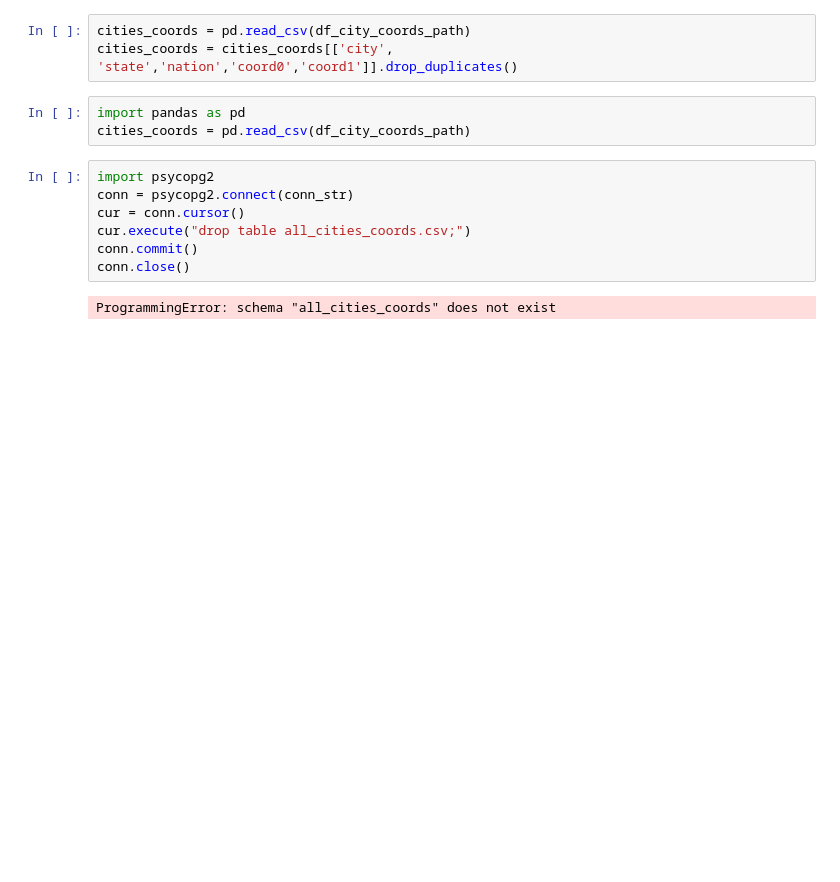
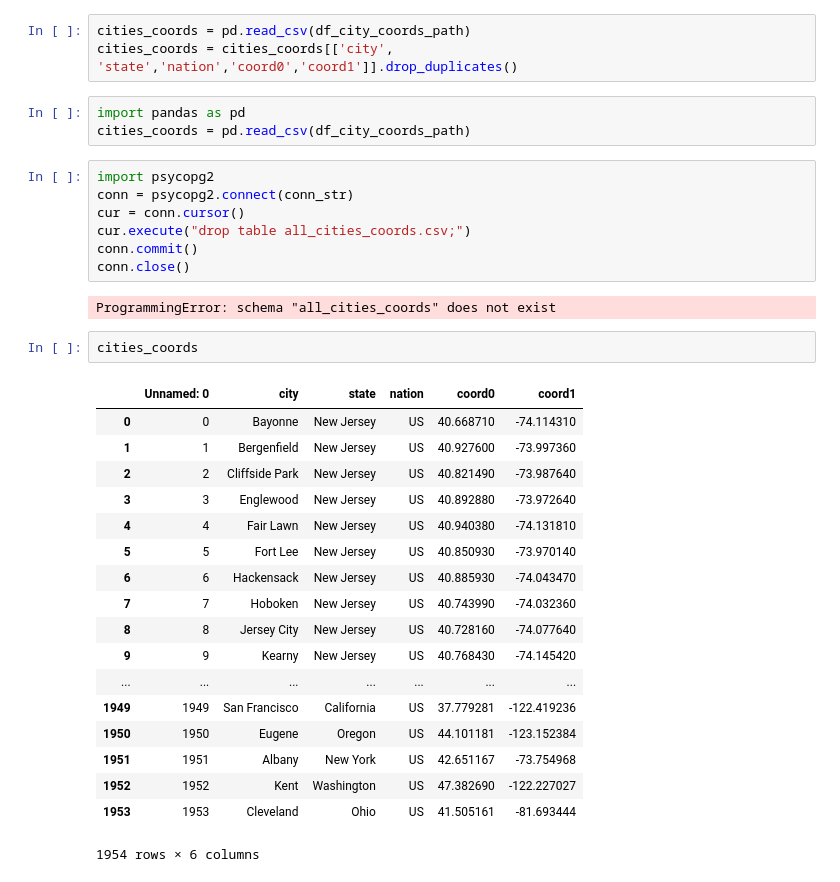
Before and after one commit to kennethcc2005/friends, a Jupyter notebook: Data_Wrangling.ipynb, the cells around one changed output. Cells and saved outputs as stored; diff of their text form; blank space fills up the shorter version.

```diff
--- a/Data_Wrangling.ipynb
+++ b/Data_Wrangling.ipynb
@@ -973,3 +973,24 @@ conn.commit()
 conn.close()
 # %% [output]
 ProgrammingError: schema "all_cities_coords" does not exist
+# %%
+cities_coords
+# %% [output]
+|  | Unnamed: 0 | city | state | nation | coord0 | coord1 |
+| 0 | 0 | Bayonne | New Jersey | US | 40.668710 | -74.114310 |
+| 1 | 1 | Bergenfield | New Jersey | US | 40.927600 | -73.997360 |
+| 2 | 2 | Cliffside Park | New Jersey | US | 40.821490 | -73.987640 |
+| 3 | 3 | Englewood | New Jersey | US | 40.892880 | -73.972640 |
+| 4 | 4 | Fair Lawn | New Jersey | US | 40.940380 | -74.131810 |
+| 5 | 5 | Fort Lee | New Jersey | US | 40.850930 | -73.970140 |
+| 6 | 6 | Hackensack | New Jersey | US | 40.885930 | -74.043470 |
+| 7 | 7 | Hoboken | New Jersey | US | 40.743990 | -74.032360 |
+| 8 | 8 | Jersey City | New Jersey | US | 40.728160 | -74.077640 |
+| 9 | 9 | Kearny | New Jersey | US | 40.768430 | -74.145420 |
+| ... | ... | ... | ... | ... | ... | ... |
+| 1949 | 1949 | San Francisco | California | US | 37.779281 | -122.419236 |
+| 1950 | 1950 | Eugene | Oregon | US | 44.101181 | -123.152384 |
+| 1951 | 1951 | Albany | New York | US | 42.651167 | -73.754968 |
+| 1952 | 1952 | Kent | Washington | US | 47.382690 | -122.227027 |
+| 1953 | 1953 | Cleveland | Ohio | US | 41.505161 | -81.693444 |
+1954 rows × 6 columns
```
Also changed, not shown: 3 other files.
